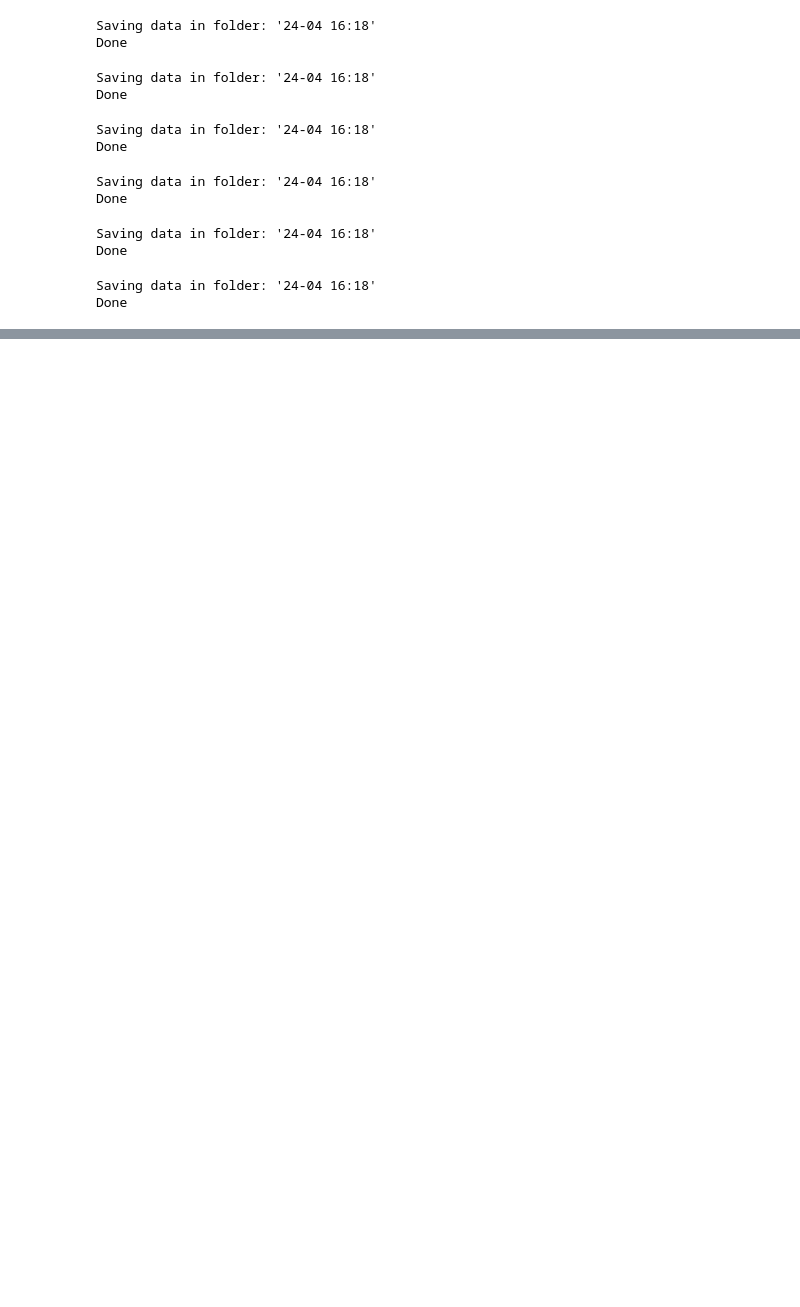
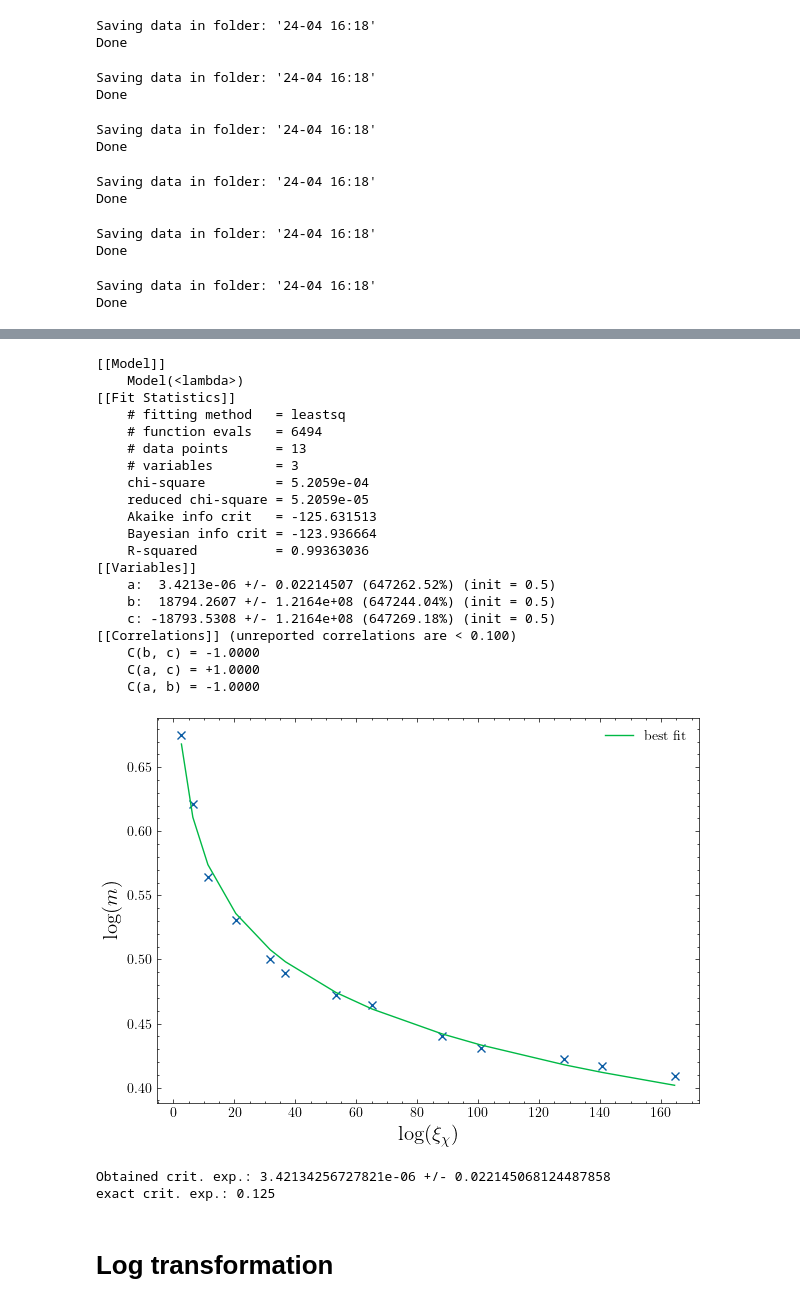
Before and after one commit to DerkNiessink/Blume, a Jupyter notebook: critical.ipynb, the cells around one changed output, grey strips where cells are left out. Cells and saved outputs as stored; diff of their text form; code cells hidden in the pictures; blank space fills up the shorter version.

```diff
--- a/critical.ipynb
+++ b/critical.ipynb
@@ -74,0 +78,47 @@ plt.savefig(f"data/{dir}/critical")
+# %%
+model = Model(lambda x, a, b, c: c*x**(-a)+b)
+
+x, y = mean_xis, mean_mags
+
+params = model.make_params(a=0.5, b=0.5, c=0.5)
+result = model.fit(y, params, x=x)
+
+print(result.fit_report())
+
+plt.figure(figsize= (7, 5))
+plt.plot(x, y, 'x')
+plt.plot(x, result.best_fit, '-', label='best fit')
+plt.xlabel(r"$\log(\xi_{\chi})$", fontsize=15)
+plt.ylabel("$\log(m)$", fontsize=15)
+plt.legend()
+plt.show()
+# %% [output]
+[[Model]]
+    Model(<lambda>)
+[[Fit Statistics]]
+    # fitting method   = leastsq
+    # function evals   = 6494
+    # data points      = 13
+    # variables        = 3
+    chi-square         = 5.2059e-04
+    reduced chi-square = 5.2059e-05
+    Akaike info crit   = -125.631513
+    Bayesian info crit = -123.936664
+    R-squared          = 0.99363036
+[[Variables]]
+    a:  3.4213e-06 +/- 0.02214507 (647262.52%) (init = 0.5)
+    b:  18794.2607 +/- 1.2164e+08 (647244.04%) (init = 0.5)
+    c: -18793.5308 +/- 1.2164e+08 (647269.18%) (init = 0.5)
+[[Correlations]] (unreported correlations are < 0.100)
+    C(b, c) = -1.0000
+    C(a, c) = +1.0000
+    C(a, b) = -1.0000
+[figure, added]
+# %%
+print(f"Obtained crit. exp.: {result.params['a'].value} +/- {result.params['a'].stderr}")
+print(f"exact crit. exp.: {1/8}")
+# %% [output]
+Obtained crit. exp.: 3.42134256727821e-06 +/- 0.022145068124487858
+exact crit. exp.: 0.125
+# %% [markdown]
+# Log transformation
```
Also changed, not shown: parts of 6 cells of this notebook, 1 other file.
